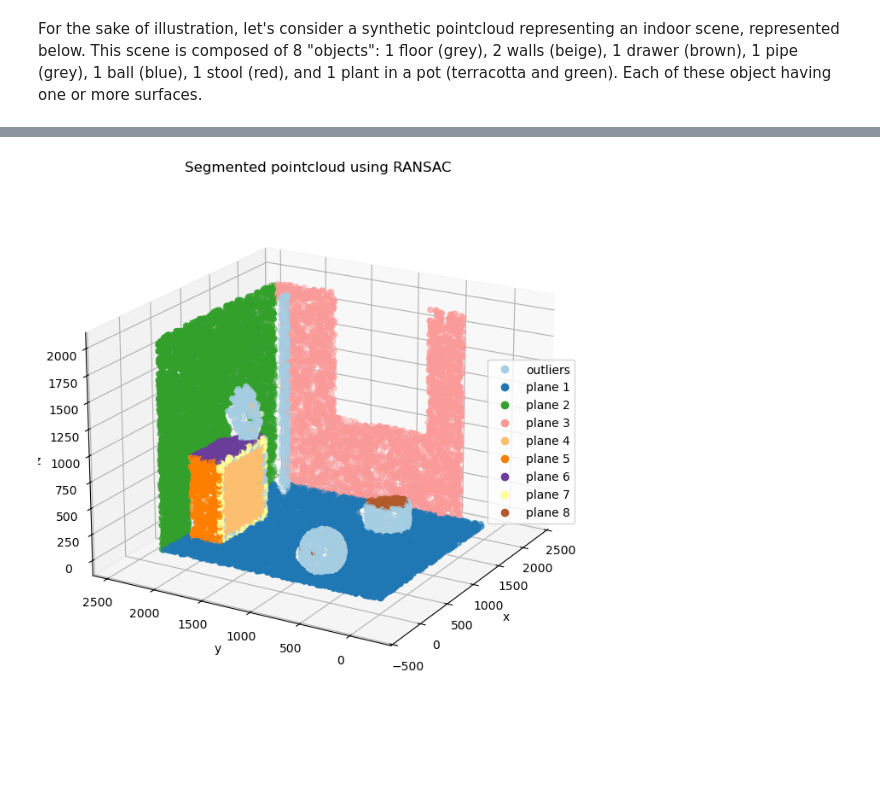
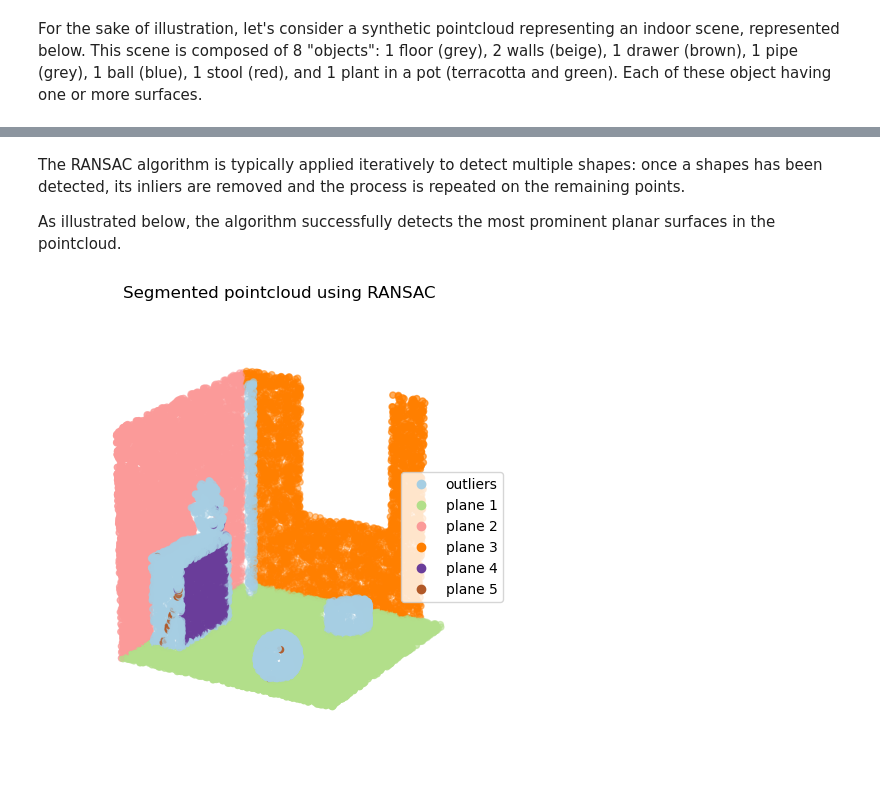
Before and after one commit to jlgregorio/tutorials-pointcloud-python, a Jupyter notebook: 07.segmentation.ipynb, the cells around one changed output, grey strips where cells are left out. Saved outputs shown, nothing was run; the diff lists cells and outputs as text; code cells hidden in the pictures; blank space fills up the shorter version.

```diff
--- a/07.segmentation.ipynb
+++ b/07.segmentation.ipynb
@@ -183,6 +173,6 @@ As seen below, smooth surfaces are well segmented, leaving edges and irregular s
 # %%
 # Segment pointcloud using region growing
-regions = region_growing(points, normals, residuals, neighbor_finding_function,
+regions = region_growing(points, normals, residuals, neighbor_finder,
                          angle_threshold, residual_threshold)
 
 # Attribute a label to each point (number of attributed region)
@@ -194,16 +184,14 @@ classes = ["surf {}".format(i) for i in range(len(np.unique(labels)))]
 classes[0] = "others"
 
 # Plot segmented pointcloud using region growing
-fig = plt.figure(figsize=(8, 8))
+fig = plt.figure(figsize=(8, 6))
 ax = fig.add_subplot(projection="3d")
 s = ax.scatter(points[:, 0], points[:, 1], points[:,2],
                c=labels, cmap="Paired")
-ax.set_xlabel('x')
-ax.set_ylabel('y')
-ax.set_zlabel('z')
 ax.legend(loc="right", handles=s.legend_elements()[0], labels=classes)
+ax.set_axis_off()
+ax.set_box_aspect([1, 1, 1])
 ax.view_init(20, 210)
-plt.axis("equal")
-plt.title("Segmented pointcloud using region growing")
+ax.set_title("Segmented pointcloud using region growing")
 plt.show()
 # %% [output]
@@ -618,42 +582,48 @@ def RANSAC(points, model, n_draws, threshold):
             best_inliers = inliers
 
     return best_model, best_score, best_inliers
+# %% [markdown]
+The RANSAC algorithm is typically applied iteratively to detect multiple shapes: once a shapes has been detected, its inliers are removed and the process is repeated on the remaining points.
+
+As illustrated below, the algorithm successfully detects the most prominent planar surfaces in the pointcloud.
 # %%
 # Run RANSAC for planar surfaces
-max_number_of_runs = 100
-min_points_per_region = 100 # disregard small regions
+number_of_shapes = 5
 
 ransac_planes = []
 ransac_scores = []
 ransac_regions = []
 remaining_inds = np.arange(len(points), dtype=int)
-for _ in range(max_number_of_runs):
-    model, score, inliers = RANSAC(points[remaining_inds], PlaneModel, 100, 1.)
-    if len(inliers) > min_points_per_region:
-        ransac_planes.append(model)
-        ransac_scores.append(score)
-        ransac_regions.append(remaining_inds[inliers])
-        remaining_inds = np.setdiff1d(remaining_inds, remaining_inds[inliers])
+for _ in range(number_of_shapes):
+    model, score, inliers = RANSAC(
+        points[remaining_inds],
+        PlaneModel,
+        threshold=1.0,
+        min_support=1000,
+        confidence=0.9
+    )
+    ransac_planes.append(model)
+    ransac_scores.append(score)
+    ransac_regions.append(remaining_inds[inliers])
+    remaining_inds = np.setdiff1d(remaining_inds, remaining_inds[inliers])
 
 # Attribute a label to each point (number of attributed region)
 labels = np.zeros(len(points))
 for i, r in enumerate(ransac_regions):
     labels[r] = i+1
 classes = ["plane {}".format(i) for i in range(len(np.unique(labels)))]
 classes[0] = "outliers"
 
 # Plot segmented pointcloud using RANSAC
-fig = plt.figure(figsize=(8, 8))
+fig = plt.figure(figsize=(8, 6))
 ax = fig.add_subplot(projection="3d")
 s = ax.scatter(points[:, 0], points[:, 1], points[:, 2],
               c=labels, cmap="Paired")
-ax.set_xlabel('x')
-ax.set_ylabel('y')
-ax.set_zlabel('z')
 ax.legend(loc="right", handles=s.legend_elements()[0], labels=classes)
+ax.set_axis_off()
+ax.set_box_aspect([1, 1, 1])
 ax.view_init(20, 210)
-plt.axis("equal")
-plt.title("Segmented pointcloud using RANSAC")
+ax.set_title("Segmented pointcloud using RANSAC")
 plt.show()
 # %% [output]
-[figure, old version]
+[figure, new version]
```
Also changed, not shown: parts of 36 cells of this notebook, 2 other files.
